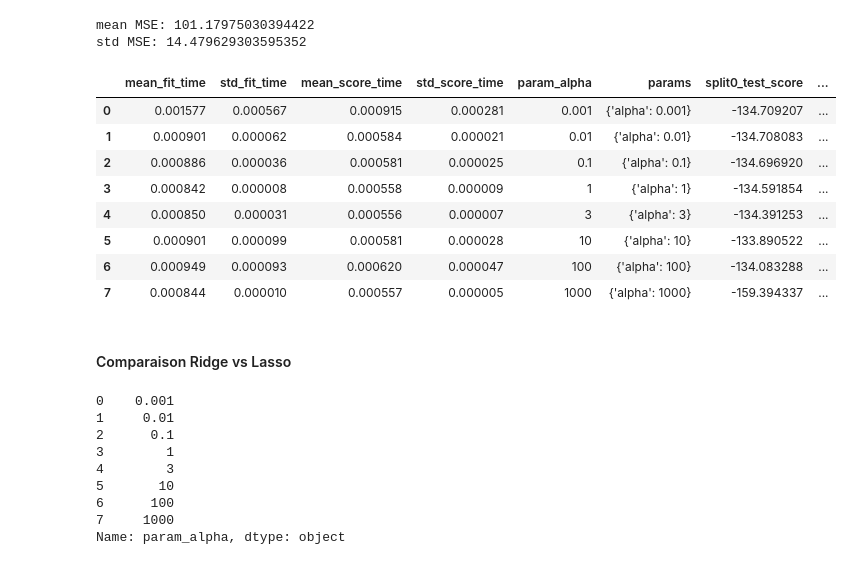
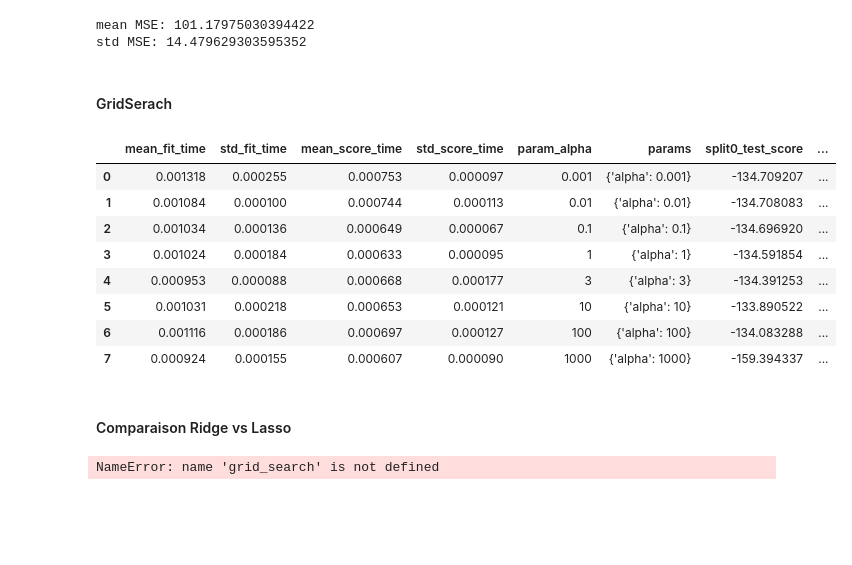
Before and after one commit to ManuLabricole/CDN-Statistique, a Jupyter notebook: 3 - Regression lineaire/Notebooks/notebook-3-Regularisation_ModelSelection.ipynb, the cells around one changed output. Cells and saved outputs as stored; diff of their text form; code cells hidden in the pictures; blank space fills up the shorter version.

```diff
--- a/3 - Regression lineaire/Notebooks/notebook-3-Regularisation_ModelSelection.ipynb
+++ b/3 - Regression lineaire/Notebooks/notebook-3-Regularisation_ModelSelection.ipynb
@@ -180,10 +177,10 @@ param_grid = [
  {'alpha': [0.001, 0.01, 0.1, 1, 3, 10, 100, 1000]}
  ]
 
-grid_search = GridSearchCV(lasso, param_grid, cv=10, scoring='neg_mean_squared_error')
-grid_search.fit(X_train, y_train)
+grid_search_lasso = GridSearchCV(lasso, param_grid, cv=10, scoring='neg_mean_squared_error')
+grid_search_lasso.fit(X_train, y_train)
 
-grid_results_lasso = pd.DataFrame(grid_search.cv_results_)
+grid_results_lasso = pd.DataFrame(grid_search_lasso.cv_results_)
 grid_results_lasso
 # %% [output]
 |  | mean_fit_time | std_fit_time | mean_score_time | std_score_time | param_alpha | params | split0_test_score | ... |
@@ -233,37 +230,31 @@ print('std MSE:',np.std(-cv_scores))
 # %% [output]
 mean MSE: 101.17975030394422
 std MSE: 14.479629303595352
+# %% [markdown]
+#### GridSerach
 # %%
 param_grid = [
  {'alpha': [0.001, 0.01, 0.1, 1, 3, 10, 100, 1000]}
  ]
 
-grid_search = GridSearchCV(ridge, param_grid, cv=10, scoring='neg_mean_squared_error')
-grid_search.fit(X_train, y_train)
-grid_results_ridge = pd.DataFrame(grid_search.cv_results_)
+grid_search_ridge = GridSearchCV(ridge, param_grid, cv=10, scoring='neg_mean_squared_error')
+grid_search_ridge.fit(X_train, y_train)
+grid_results_ridge = pd.DataFrame(grid_search_ridge.cv_results_)
 grid_results_ridge
 # %% [output]
 |  | mean_fit_time | std_fit_time | mean_score_time | std_score_time | param_alpha | params | split0_test_score | ... |
-| 0 | 0.001577 | 0.000567 | 0.000915 | 0.000281 | 0.001 | {'alpha': 0.001} | -134.709207 | ... |
-| 1 | 0.000901 | 0.000062 | 0.000584 | 0.000021 | 0.01 | {'alpha': 0.01} | -134.708083 | ... |
-| 2 | 0.000886 | 0.000036 | 0.000581 | 0.000025 | 0.1 | {'alpha': 0.1} | -134.696920 | ... |
-| 3 | 0.000842 | 0.000008 | 0.000558 | 0.000009 | 1 | {'alpha': 1} | -134.591854 | ... |
-| 4 | 0.000850 | 0.000031 | 0.000556 | 0.000007 | 3 | {'alpha': 3} | -134.391253 | ... |
-| 5 | 0.000901 | 0.000099 | 0.000581 | 0.000028 | 10 | {'alpha': 10} | -133.890522 | ... |
-| 6 | 0.000949 | 0.000093 | 0.000620 | 0.000047 | 100 | {'alpha': 100} | -134.083288 | ... |
-| 7 | 0.000844 | 0.000010 | 0.000557 | 0.000005 | 1000 | {'alpha': 1000} | -159.394337 | ... |
+| 0 | 0.001318 | 0.000255 | 0.000753 | 0.000097 | 0.001 | {'alpha': 0.001} | -134.709207 | ... |
+| 1 | 0.001084 | 0.000100 | 0.000744 | 0.000113 | 0.01 | {'alpha': 0.01} | -134.708083 | ... |
+| 2 | 0.001034 | 0.000136 | 0.000649 | 0.000067 | 0.1 | {'alpha': 0.1} | -134.696920 | ... |
+| 3 | 0.001024 | 0.000184 | 0.000633 | 0.000095 | 1 | {'alpha': 1} | -134.591854 | ... |
+| 4 | 0.000953 | 0.000088 | 0.000668 | 0.000177 | 3 | {'alpha': 3} | -134.391253 | ... |
+| 5 | 0.001031 | 0.000218 | 0.000653 | 0.000121 | 10 | {'alpha': 10} | -133.890522 | ... |
+| 6 | 0.001116 | 0.000186 | 0.000697 | 0.000127 | 100 | {'alpha': 100} | -134.083288 | ... |
+| 7 | 0.000924 | 0.000155 | 0.000607 | 0.000090 | 1000 | {'alpha': 1000} | -159.394337 | ... |
 # %% [markdown]
 #### Comparaison Ridge vs Lasso
-# %%
-grid_results_lasso["param_alpha"]
-# %% [output]
-0    0.001
-1     0.01
-2      0.1
-3        1
-4        3
-5       10
-6      100
-7     1000
-Name: param_alpha, dtype: object
+# %%
+grid_search.best_estimator_
+# %% [output]
+NameError: name 'grid_search' is not defined
 # %%
```
Also changed, not shown: parts of 15 cells of this notebook, 1 other file.
